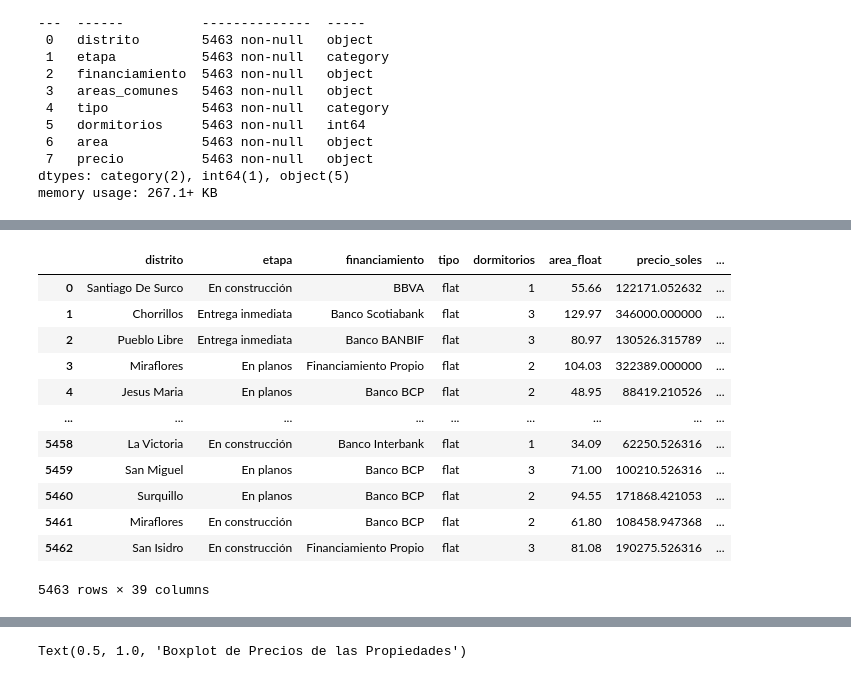
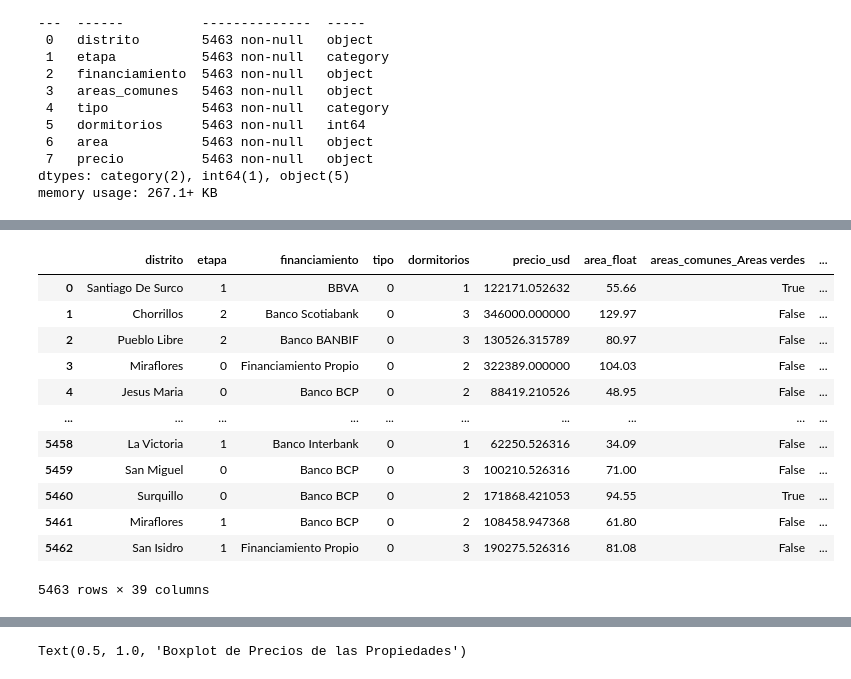
Before and after one commit to fcuya13/analitica, a Jupyter notebook: franco_test.ipynb, the cells around one changed output, grey strips where cells are left out. Saved outputs shown, nothing was run; the diff lists cells and outputs as text; code cells hidden in the pictures.

```diff
--- a/franco_test.ipynb
+++ b/franco_test.ipynb
@@ -61,4 +74,5 @@ for col in df.columns:
 # %%
-relevant_df["etapa"] = pd.Categorical(relevant_df["etapa"], categories=["En planos", "En construcción", "Entrega inmediata"], ordered=True)
-relevant_df["tipo"] = pd.Categorical(relevant_df["tipo"], categories=["flat", "duplex"], ordered=True)
+# Se considera que "etapa" y "tipo" son variables del tipo Factor, por lo que se hace la respectiva conversión.
+df["etapa"] = pd.Categorical(df["etapa"], categories=["En planos", "En construcción", "Entrega inmediata"], ordered=True)
+df["tipo"] = pd.Categorical(df["tipo"], categories=["flat", "duplex"], ordered=True)
 # %%
@@ -86,11 +102,14 @@ def convertiradolares(row):
     else:
         return row['precio_float']
 # %%
-relevant_df['precio_float']=relevant_df['precio'].str.replace('S/ ','').str.replace('$ ','').str.replace(',','').astype(float)
-relevant_df['area_float']=relevant_df['area'].str.replace(' m2','').astype(float)
-relevant_df['moneda'] = relevant_df['precio'].str.extract(r'(S/|\$)')[0].apply(lambda x: 'PEN' if 'S/' in x else 'USD')
-relevant_df['precio_soles']=relevant_df.apply(convertiradolares, axis=1)
+# Aplicamos las transformaciones para convertir la moneda y el área a valores float
+df['precio_float']=df['precio'].str.replace('S/ ','').str.replace('$ ','').str.replace(',','').astype(float)
+df['moneda'] = df['precio'].str.extract(r'(S/|\$)')[0].apply(lambda x: 'PEN' if 'S/' in x else 'USD')
+df['precio_usd']=df.apply(convertiradolares, axis=1)
+
+df['area_float']=df['area'].str.replace(' m2','').astype(float)
 # %%
-relevant_df = relevant_df.drop(["precio", "area", "precio_float", "moneda"], axis=1)
-relevant_df.head(10)
+# Eliminamos estas columnas que fueron utilizadas
+df = df.drop(["precio", "area", "precio_float", "moneda"], axis=1)
+df.head(10)
 # %% [output]
@@ -114,25 +133,26 @@ def convert_to_list(value):
     except (ValueError, SyntaxError):
         return []
 # %%
-relevant_df['areas_comunes'] = relevant_df['areas_comunes'].apply(convert_to_list)
+df['areas_comunes'] = df['areas_comunes'].apply(convert_to_list)
 # %%
-one_hot_df = relevant_df.explode('areas_comunes')
+one_hot_df = df.explode('areas_comunes')
 one_hot_df = pd.get_dummies(one_hot_df, columns=['areas_comunes'])
 
-# Volver a agrupar por índice si es necesario
 one_hot_df = one_hot_df.groupby(level=0).max()
+one_hot_df["etapa"] = one_hot_df["etapa"].cat.codes
+one_hot_df["tipo"] = one_hot_df["tipo"].cat.codes
 one_hot_df
 # %% [output]
-|  | distrito | etapa | financiamiento | tipo | dormitorios | area_float | precio_soles | ... |
-| 0 | Santiago De Surco | En construcción | BBVA | flat | 1 | 55.66 | 122171.052632 | ... |
-| 1 | Chorrillos | Entrega inmediata | Banco Scotiabank | flat | 3 | 129.97 | 346000.000000 | ... |
-| 2 | Pueblo Libre | Entrega inmediata | Banco BANBIF | flat | 3 | 80.97 | 130526.315789 | ... |
-| 3 | Miraflores | En planos | Financiamiento Propio | flat | 2 | 104.03 | 322389.000000 | ... |
-| 4 | Jesus Maria | En planos | Banco BCP | flat | 2 | 48.95 | 88419.210526 | ... |
-| ... | ... | ... | ... | ... | ... | ... | ... | ... |
-| 5458 | La Victoria | En construcción | Banco Interbank | flat | 1 | 34.09 | 62250.526316 | ... |
-| 5459 | San Miguel | En planos | Banco BCP | flat | 3 | 71.00 | 100210.526316 | ... |
-| 5460 | Surquillo | En planos | Banco BCP | flat | 2 | 94.55 | 171868.421053 | ... |
-| 5461 | Miraflores | En construcción | Banco BCP | flat | 2 | 61.80 | 108458.947368 | ... |
-| 5462 | San Isidro | En construcción | Financiamiento Propio | flat | 3 | 81.08 | 190275.526316 | ... |
+|  | distrito | etapa | financiamiento | tipo | dormitorios | precio_usd | area_float | areas_comunes_Areas verdes | ... |
+| 0 | Santiago De Surco | 1 | BBVA | 0 | 1 | 122171.052632 | 55.66 | True | ... |
+| 1 | Chorrillos | 2 | Banco Scotiabank | 0 | 3 | 346000.000000 | 129.97 | False | ... |
+| 2 | Pueblo Libre | 2 | Banco BANBIF | 0 | 3 | 130526.315789 | 80.97 | False | ... |
+| 3 | Miraflores | 0 | Financiamiento Propio | 0 | 2 | 322389.000000 | 104.03 | False | ... |
+| 4 | Jesus Maria | 0 | Banco BCP | 0 | 2 | 88419.210526 | 48.95 | False | ... |
+| ... | ... | ... | ... | ... | ... | ... | ... | ... | ... |
+| 5458 | La Victoria | 1 | Banco Interbank | 0 | 1 | 62250.526316 | 34.09 | False | ... |
+| 5459 | San Miguel | 0 | Banco BCP | 0 | 3 | 100210.526316 | 71.00 | False | ... |
+| 5460 | Surquillo | 0 | Banco BCP | 0 | 2 | 171868.421053 | 94.55 | True | ... |
+| 5461 | Miraflores | 1 | Banco BCP | 0 | 2 | 108458.947368 | 61.80 | False | ... |
+| 5462 | San Isidro | 1 | Financiamiento Propio | 0 | 3 | 190275.526316 | 81.08 | False | ... |
 5463 rows × 39 columns
```
Also changed, not shown: parts of 44 cells of this notebook, 1 other file.
